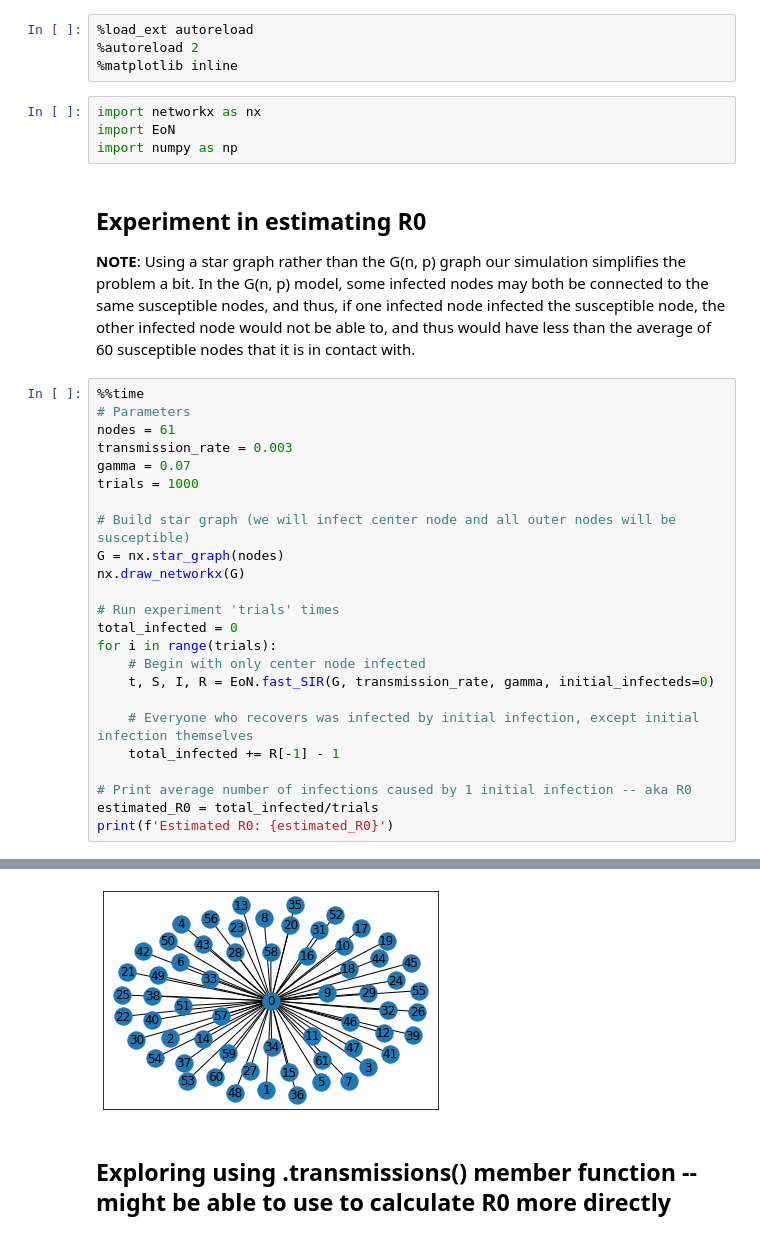
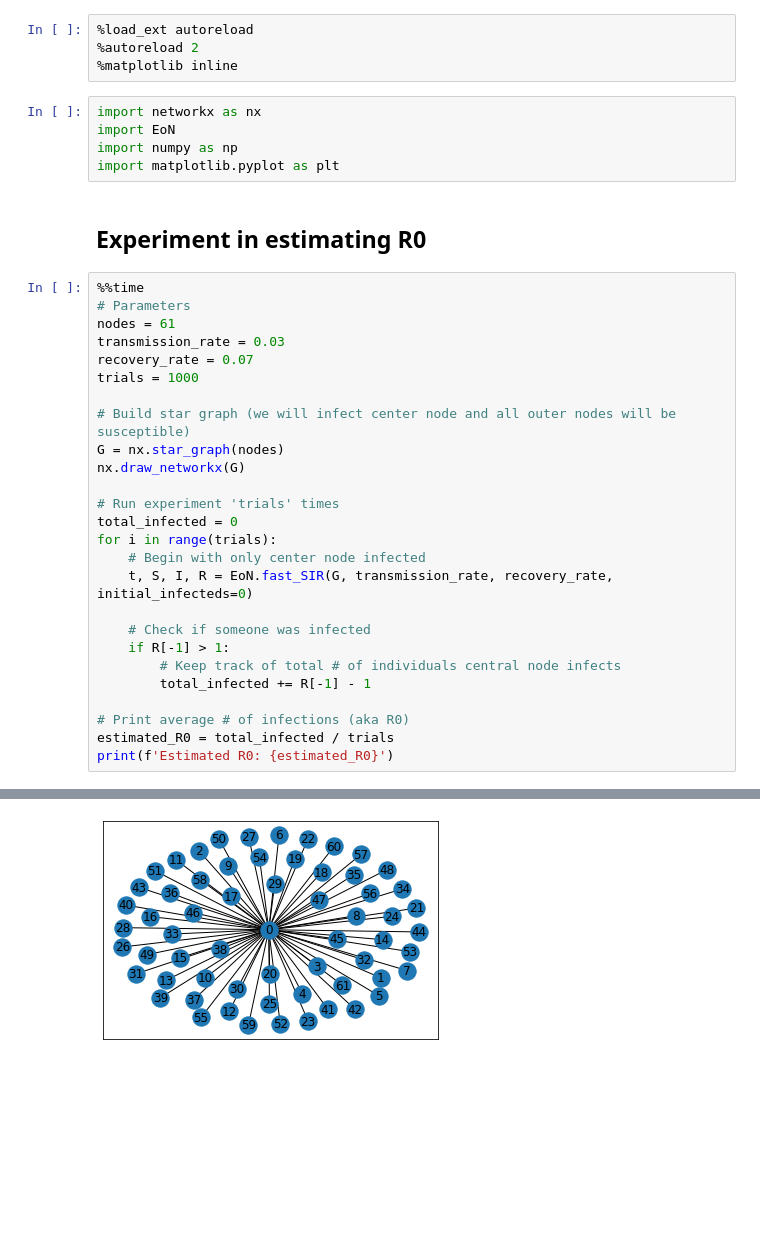
Before and after one commit to bwolfson97/UCLA-Networks-Final-Project, a Jupyter notebook: Parameter Experiment Notebooks/Experiment_estimating-R0.ipynb, the cells around one changed output, grey strips where cells are left out. Cells and saved outputs as stored; diff of their text form; blank space fills up the shorter version.

```diff
--- a/Parameter Experiment Notebooks/Experiment_estimating-R0.ipynb
+++ b/Parameter Experiment Notebooks/Experiment_estimating-R0.ipynb
@@ -6,15 +6,15 @@
 import networkx as nx
 import EoN
 import numpy as np
+import matplotlib.pyplot as plt
-# %% [markdown]
-## Experiment in estimating R0
-**NOTE**: Using a star graph rather than the G(n, p) graph our simulation simplifies the problem a bit. In the G(n, p) model, some infected nodes may both be connected to the same susceptible nodes, and thus, if one infected node infected the susceptible node, the other infected node would not be able to, and thus would have less than the average of 60 susceptible nodes that it is in contact with.
+# %% [markdown]
+## Experiment in estimating R0
 # %%
 %%time
 # Parameters
 nodes = 61
-transmission_rate = 0.003
-gamma = 0.07
+transmission_rate = 0.03
+recovery_rate = 0.07
 trials = 1000
 
 # Build star graph (we will infect center node and all outer nodes will be susceptible)
@@ -25,12 +25,14 @@ nx.draw_networkx(G)
 total_infected = 0
 for i in range(trials):
     # Begin with only center node infected
-    t, S, I, R = EoN.fast_SIR(G, transmission_rate, gamma, initial_infecteds=0)
+    t, S, I, R = EoN.fast_SIR(G, transmission_rate, recovery_rate, initial_infecteds=0)
 
-    # Everyone who recovers was infected by initial infection, except initial infection themselves
-    total_infected += R[-1] - 1
+    # Check if someone was infected
+    if R[-1] > 1:
+        # Keep track of total # of individuals central node infects
+        total_infected += R[-1] - 1
 
-# Print average number of infections caused by 1 initial infection -- aka R0
-estimated_R0 = total_infected/trials
+# Print average # of infections (aka R0)
+estimated_R0 = total_infected / trials
 print(f'Estimated R0: {estimated_R0}')
 # %% [output]
@@ -39,3 +41 @@ Wall time: 212 ms
-[figure, old version]
+[figure, new version]
-# %% [markdown]
-## Exploring using .transmissions() member function -- might be able to use to calculate R0 more directly
```
Also changed, not shown: parts of 2 cells of this notebook.
